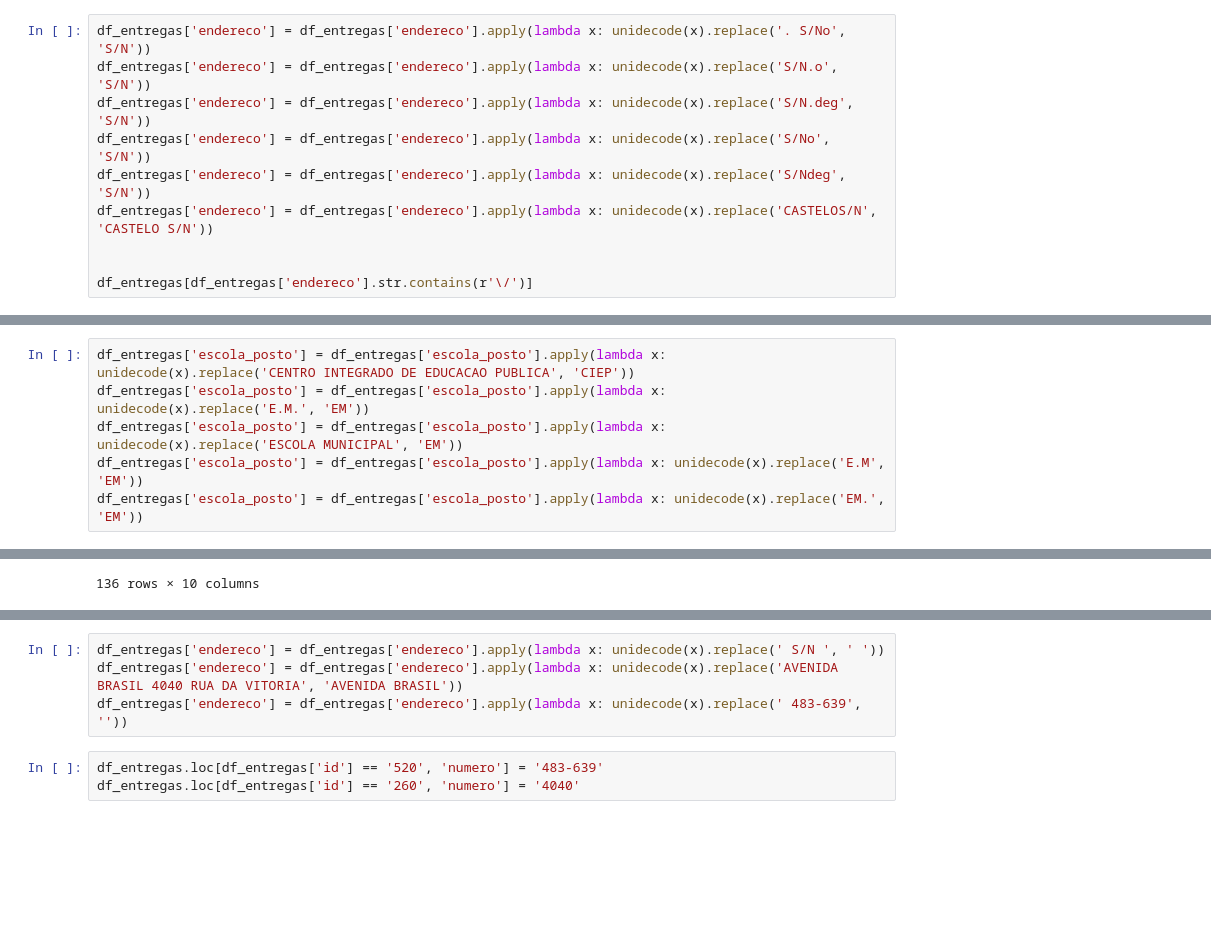
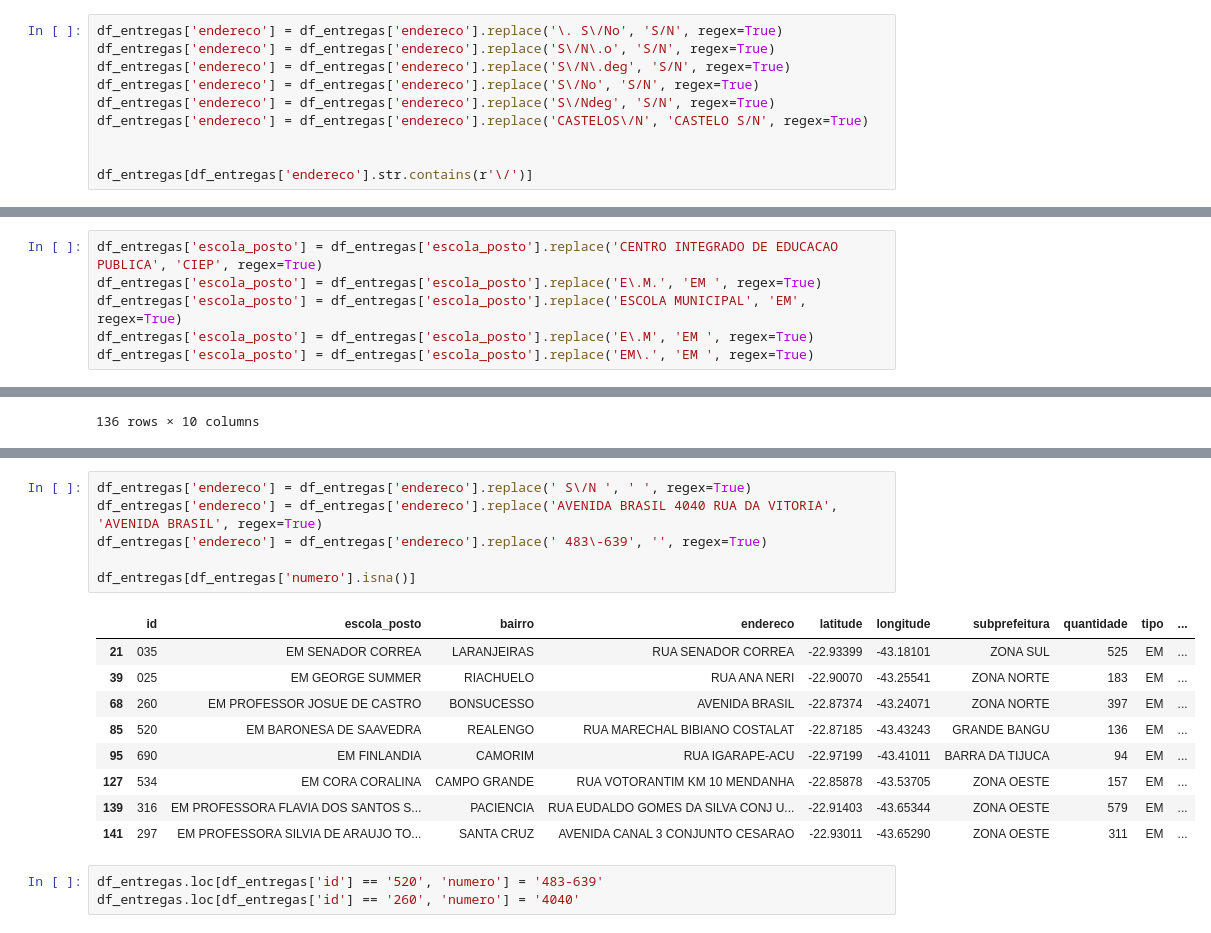
Before and after one commit to mainanina/projeto_final_tecnicas_programacao, a Jupyter notebook: projeto_final_3.ipynb, the cells around one changed output, grey strips where cells are left out. Cells and saved outputs as stored; diff of their text form; blank space fills up the shorter version.

Commit message:
ajustes no replace

```diff
--- a/projeto_final_3.ipynb
+++ b/projeto_final_3.ipynb
@@ -429,12 +429,12 @@ df_entregas[df_entregas['endereco'].str.contains(r'\/')]
 | 148 | 301 | EM JONATAS SERRANO | GUARATIBA | ESTRADA DO MATO ALTO, S/No | -22.95316 | -43.57741 | ZONA OESTE | 335 |
 | 149 | 215 | E.M. NARCISA AMALIA | ILHA DE GUARATIBA | ESTRADA TEODORETO DE CAMARGO S/N.o | -23.00908 | -43.53758 | ZONA OESTE | 311 |
 # %%
-df_entregas['endereco'] = df_entregas['endereco'].apply(lambda x: unidecode(x).replace('. S/No', 'S/N'))
-df_entregas['endereco'] = df_entregas['endereco'].apply(lambda x: unidecode(x).replace('S/N.o', 'S/N'))
-df_entregas['endereco'] = df_entregas['endereco'].apply(lambda x: unidecode(x).replace('S/N.deg', 'S/N'))
-df_entregas['endereco'] = df_entregas['endereco'].apply(lambda x: unidecode(x).replace('S/No', 'S/N'))
-df_entregas['endereco'] = df_entregas['endereco'].apply(lambda x: unidecode(x).replace('S/Ndeg', 'S/N'))
-df_entregas['endereco'] = df_entregas['endereco'].apply(lambda x: unidecode(x).replace('CASTELOS/N', 'CASTELO S/N'))
+df_entregas['endereco'] = df_entregas['endereco'].replace('\. S\/No', 'S/N', regex=True)
+df_entregas['endereco'] = df_entregas['endereco'].replace('S\/N\.o', 'S/N', regex=True)
+df_entregas['endereco'] = df_entregas['endereco'].replace('S\/N\.deg', 'S/N', regex=True)
+df_entregas['endereco'] = df_entregas['endereco'].replace('S\/No', 'S/N', regex=True)
+df_entregas['endereco'] = df_entregas['endereco'].replace('S\/Ndeg', 'S/N', regex=True)
+df_entregas['endereco'] = df_entregas['endereco'].replace('CASTELOS\/N', 'CASTELO S/N', regex=True)
 
 
 df_entregas[df_entregas['endereco'].str.contains(r'\/')]
@@ -461,11 +461,11 @@ df_entregas['escola_posto'].str[:3].unique()
 # %% [output]
 array(['CEN', 'EM ', 'ESC', 'E.M', 'CIE', 'EM.', 'COL'], dtype=object)
 # %%
-df_entregas['escola_posto'] = df_entregas['escola_posto'].apply(lambda x: unidecode(x).replace('CENTRO INTEGRADO DE EDUCACAO PUBLICA', 'CIEP'))
-df_entregas['escola_posto'] = df_entregas['escola_posto'].apply(lambda x: unidecode(x).replace('E.M.', 'EM'))
-df_entregas['escola_posto'] = df_entregas['escola_posto'].apply(lambda x: unidecode(x).replace('ESCOLA MUNICIPAL', 'EM'))
-df_entregas['escola_posto'] = df_entregas['escola_posto'].apply(lambda x: unidecode(x).replace('E.M', 'EM'))
-df_entregas['escola_posto'] = df_entregas['escola_posto'].apply(lambda x: unidecode(x).replace('EM.', 'EM'))
+df_entregas['escola_posto'] = df_entregas['escola_posto'].replace('CENTRO INTEGRADO DE EDUCACAO PUBLICA', 'CIEP', regex=True)
+df_entregas['escola_posto'] = df_entregas['escola_posto'].replace('E\.M.', 'EM ', regex=True)
+df_entregas['escola_posto'] = df_entregas['escola_posto'].replace('ESCOLA MUNICIPAL', 'EM', regex=True)
+df_entregas['escola_posto'] = df_entregas['escola_posto'].replace('E\.M', 'EM ', regex=True)
+df_entregas['escola_posto'] = df_entregas['escola_posto'].replace('EM\.', 'EM ', regex=True)
 # %%
 df_entregas['escola_posto'].str[:3].unique()
 # %% [output]
@@ -544,9 +544,21 @@ df_entregas[df_entregas['numero'].isna()]
 | 139 | 316 | EM PROFESSORA FLAVIA DOS SANTOS S... | PACIENCIA | RUA EUDALDO GOMES DA SILVA S/N CO... | -22.91403 | -43.65344 | ZONA OESTE | 579 | EM | ... |
 | 141 | 297 | EM PROFESSORA SILVIA DE ARAUJO TO... | SANTA CRUZ | AVENIDA CANAL 3 S/N CONJUNTO CESARAO | -22.93011 | -43.65290 | ZONA OESTE | 311 | EM | ... |
 # %%
-df_entregas['endereco'] = df_entregas['endereco'].apply(lambda x: unidecode(x).replace(' S/N ', ' '))
-df_entregas['endereco'] = df_entregas['endereco'].apply(lambda x: unidecode(x).replace('AVENIDA BRASIL 4040 RUA DA VITORIA', 'AVENIDA BRASIL'))
-df_entregas['endereco'] = df_entregas['endereco'].apply(lambda x: unidecode(x).replace(' 483-639', ''))
+df_entregas['endereco'] = df_entregas['endereco'].replace(' S\/N ', ' ', regex=True)
+df_entregas['endereco'] = df_entregas['endereco'].replace('AVENIDA BRASIL 4040 RUA DA VITORIA', 'AVENIDA BRASIL', regex=True)
+df_entregas['endereco'] = df_entregas['endereco'].replace(' 483\-639', '', regex=True)
+
+df_entregas[df_entregas['numero'].isna()]
+# %% [output]
+|  | id | escola_posto | bairro | endereco | latitude | longitude | subprefeitura | quantidade | tipo | ... |
+| 21 | 035 | EM SENADOR CORREA | LARANJEIRAS | RUA SENADOR CORREA | -22.93399 | -43.18101 | ZONA SUL | 525 | EM | ... |
+| 39 | 025 | EM GEORGE SUMMER | RIACHUELO | RUA ANA NERI | -22.90070 | -43.25541 | ZONA NORTE | 183 | EM | ... |
+| 68 | 260 | EM PROFESSOR JOSUE DE CASTRO | BONSUCESSO | AVENIDA BRASIL | -22.87374 | -43.24071 | ZONA NORTE | 397 | EM | ... |
+| 85 | 520 | EM BARONESA DE SAAVEDRA | REALENGO | RUA MARECHAL BIBIANO COSTALAT | -22.87185 | -43.43243 | GRANDE BANGU | 136 | EM | ... |
+| 95 | 690 | EM FINLANDIA | CAMORIM | RUA IGARAPE-ACU | -22.97199 | -43.41011 | BARRA DA TIJUCA | 94 | EM | ... |
+| 127 | 534 | EM CORA CORALINA | CAMPO GRANDE | RUA VOTORANTIM KM 10 MENDANHA | -22.85878 | -43.53705 | ZONA OESTE | 157 | EM | ... |
+| 139 | 316 | EM PROFESSORA FLAVIA DOS SANTOS S... | PACIENCIA | RUA EUDALDO GOMES DA SILVA CONJ U... | -22.91403 | -43.65344 | ZONA OESTE | 579 | EM | ... |
+| 141 | 297 | EM PROFESSORA SILVIA DE ARAUJO TO... | SANTA CRUZ | AVENIDA CANAL 3 CONJUNTO CESARAO | -22.93011 | -43.65290 | ZONA OESTE | 311 | EM | ... |
 # %%
 df_entregas.loc[df_entregas['id'] == '520', 'numero'] = '483-639'
 df_entregas.loc[df_entregas['id'] == '260', 'numero'] = '4040'
```
Also changed, not shown: parts of 1 cell of this notebook.
